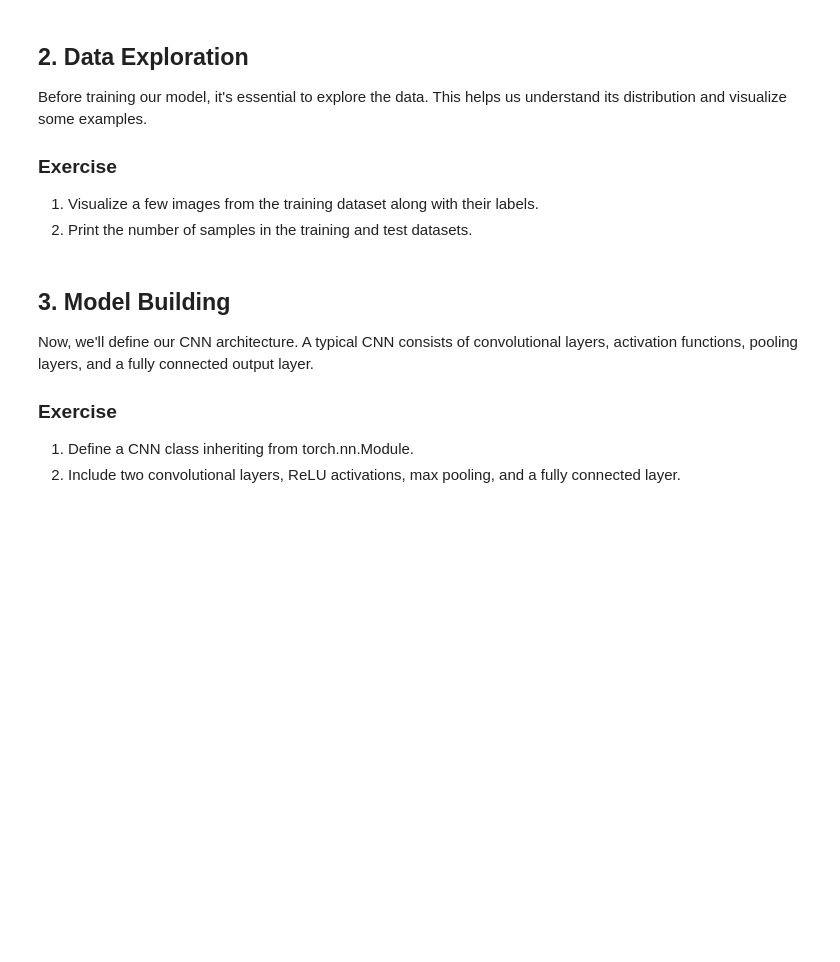
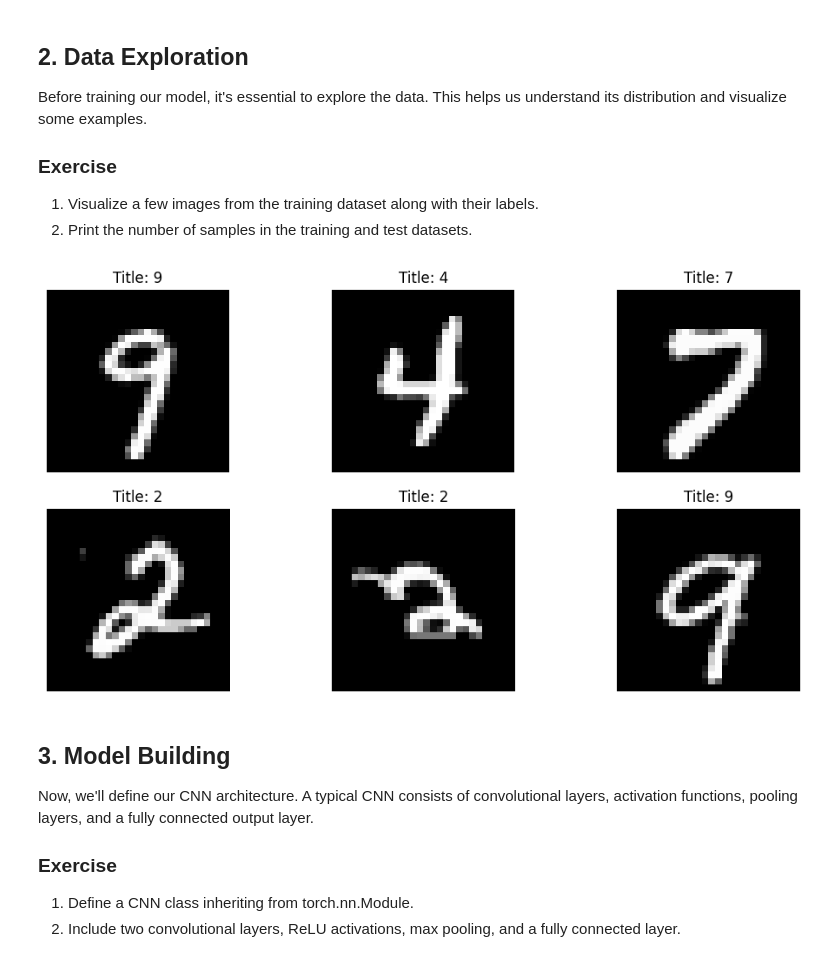
Before and after one commit to LCDA-UCP/dl_with_pytorch, a Jupyter notebook: exercises/session11-12/cnn_mnist_exercises.ipynb, the cells around one changed output. Saved outputs shown, nothing was run; the diff lists cells and outputs as text; code cells hidden in the pictures; blank space fills up the shorter version.

```diff
--- a/exercises/session11-12/cnn_mnist_exercises.ipynb
+++ b/exercises/session11-12/cnn_mnist_exercises.ipynb
@@ -38,7 +62,21 @@ Before training our model, it's essential to explore the data. This helps us und
 1. Visualize a few images from the training dataset along with their labels.
 2. Print the number of samples in the training and test datasets.
 # %%
-# ..
+
+def show_images(images, labels):
+    plt.figure(figsize=(12, 6))
+    for i in range(6):
+        plt.subplot(2, 3, i + 1)
+        plt.imshow(images[i].numpy().squeeze(), cmap='gray')
+        plt.title(f"Title: {labels[i]}")
+        plt.axis(False)
+    plt.show()
+
+data = iter(train_loader)
+images, labels = next(data)
+show_images(images, labels)
+# %% [output]
+[figure, added]
 # %% [markdown]
 ## 3. Model Building
 
```
Also changed, not shown: parts of 4 cells of this notebook.
